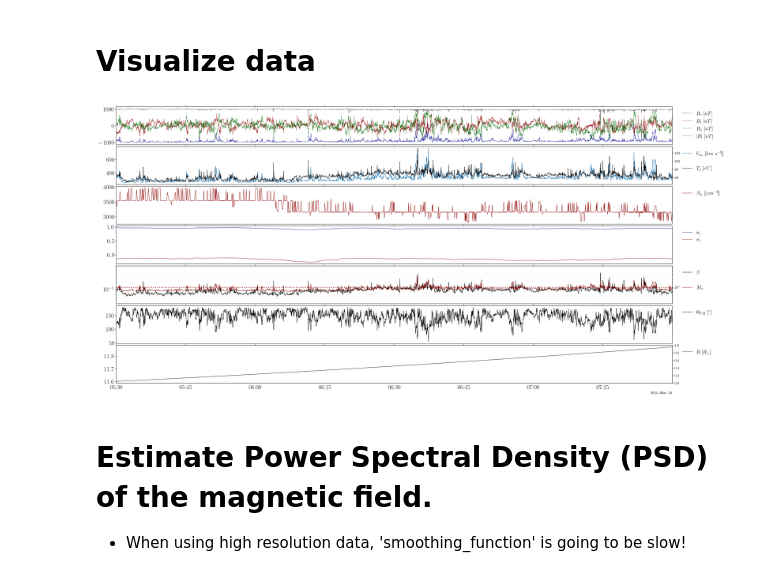
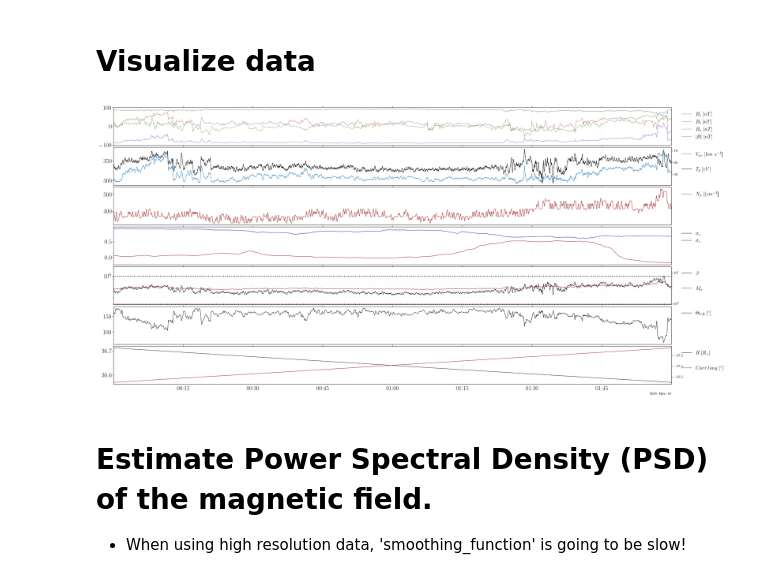
Before and after one commit to nsioulas/MHDTurbPy, a Jupyter notebook: Notebooks_Examples/PSP.ipynb, the cells around one changed output. Drawn from its saved outputs; the diff is of its cells as text; code cells hidden in the pictures.

```diff
--- a/Notebooks_Examples/PSP.ipynb
+++ b/Notebooks_Examples/PSP.ipynb
@@ -313,8 +407,8 @@ No na
 # %%
 #  User defined parameters
 sc          = 'PSP'
-which_int   = 1
-load_path   =   f'/Users/turbulator//work/MHDTurbPy/examples/noise/{sc}'
+which_int   = 0
+load_path   =   f'/Users/turbulator/work/MHDTurbPy/examples/{sc}'
 
 
 # Locate the downloaded files
@@ -350,27 +641,27 @@ np.str_('/Users/turbulator/work/MHDTurbPy/examples/noise/PSP/2024-03-30_05-30-00
 # Visualize data
 # %%
 # user defined parameters
-w                 = '1s'
+w                 = '10s'
 sc                = 'PSP'
 label_size        = 21                                    # labels etc
 
 n_subplots        = 7                                     # number os subplots
 my_dir            = '/Users/turbulator/work/MHDTurbPy/examples' #
 format_2_return   = "%Y_%m_%d"                            # Format to save figures
 
 
 figs.visualize_downloaded_intervals(
                                   sc                         ,
                                   fin['Par']['V_resampled'].rolling(w, center=True).mean() ,
                                   fin['Mag']['B_resampled'].rolling(w, center=True).mean() ,
                                   sig.rolling(w, center=True).mean()   ,
                                   my_dir,
                                   format_2_return  = "%Y_%m_%d",  #
                                   size             = label_size,
                                   numb_subplots    = n_subplots
                                  )
 # %% [output]
-[figure, old version]
+[figure, new version]
 # %% [markdown]
 # Estimate Power Spectral Density (PSD) of the magnetic field.
  - When using high resolution data, 'smoothing_function' is going to be slow!
```
Also changed, not shown: parts of 22 cells of this notebook, 19 other files.
